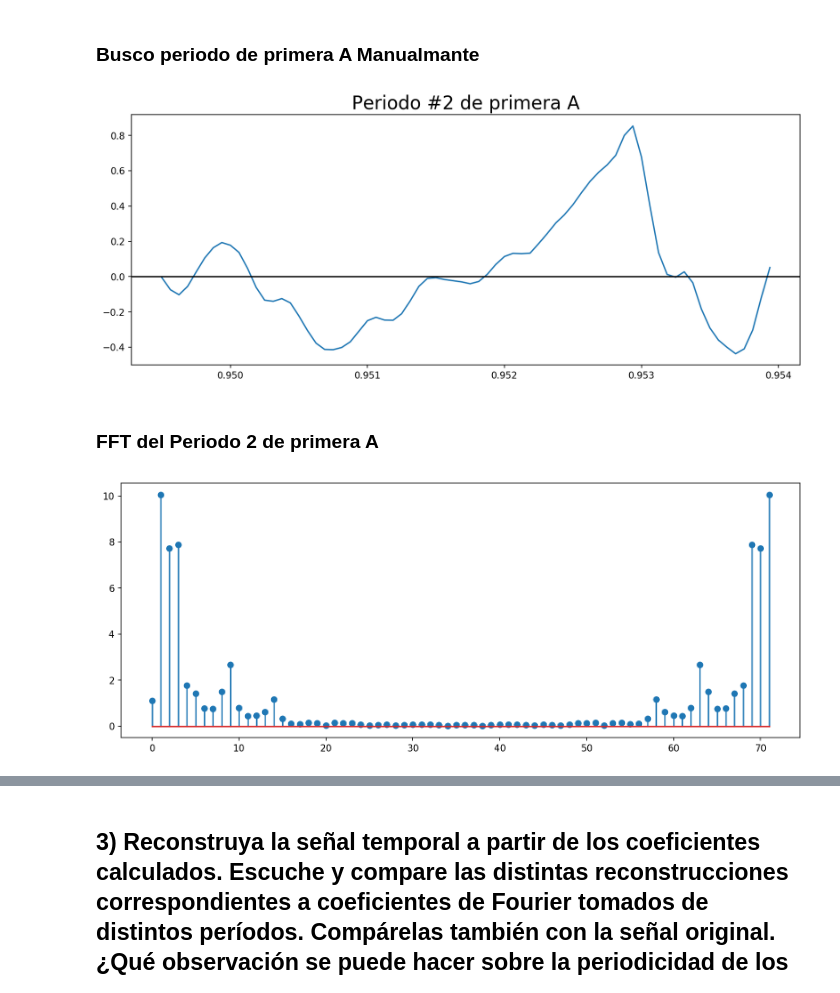
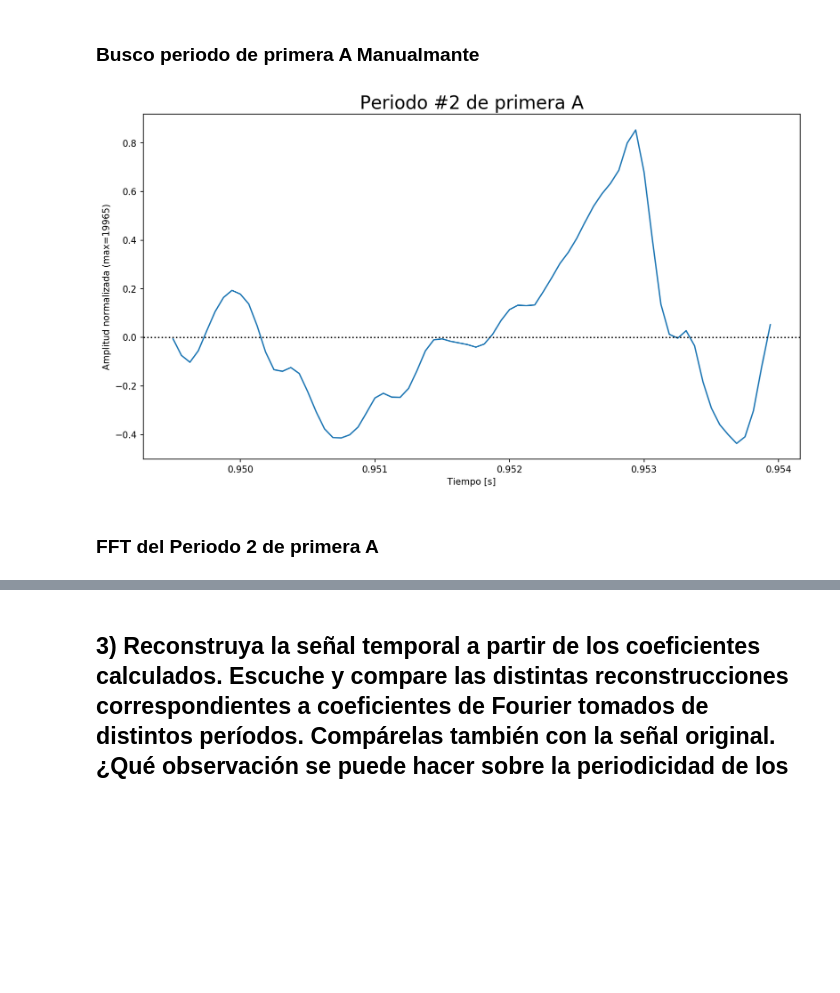
Before and after one commit to tbert12/6674-signals-systems, a Jupyter notebook: tp/ejercicios.ipynb, the cells around one changed output, grey strips where cells are left out. Saved outputs shown, nothing was run; the diff lists cells and outputs as text; code cells hidden in the pictures; blank space fills up the shorter version.

```diff
--- a/tp/ejercicios.ipynb
+++ b/tp/ejercicios.ipynb
@@ -10,7 +10,7 @@ import matplotlib.patches as mpatches
 
 SIZE_FACTOR = 2
 
-mtp.rcParams['figure.figsize'] = (13, 5)
+mtp.rcParams['figure.figsize'] = (13, 7)
 mtp.rcParams['figure.dpi'] = 150
 # %% [markdown]
 ## 1) Grafique la señal de voz del archivo hh15.wav, ubicando en ella porciones de señales que se o correspondan con fonemas sonoros y sordos. Segmentar y etiquetar en forma aproximada cada uno del los fonemas presentes en la señal.
@@ -116,26 +120,21 @@ plt.show()
 # %%
 a1_T = 0.0045 # Tamano del periodo de "a1"
 
 # Periodo 2
 a1_P2_start = 0.9495
 
 X_a1_P2 = X[int(a1_P2_start*FS):int((a1_P2_start + a1_T)*FS)]
 Y_a1_P2 = Y[int(a1_P2_start*FS):int((a1_P2_start + a1_T)*FS)]
 
 # print("Y[ 0]: {}\nY[-1]: {}\nDiferencia: {}".format(Y_a1_T[0], Y_a1_T[-1], abs(Y_a1_T[0]-Y_a1_T[-1])))
 
 plt.title(r'Periodo #2 de primera A', fontsize=20)
 plt.plot(X_a1_P2, Y_a1_P2)
-plt.axhline(y=0, color="black")
+plt.xlabel("Tiempo [s]")
+plt.ylabel("Amplitud normalizada (max={})".format(Y_max))
+plt.axhline(y=0, color="black",linestyle="dotted")
 plt.show()
 # %% [output]
-[figure, old version]
+[figure, new version]
 # %% [markdown]
 ### FFT del Periodo 2 de primera A
-# %%
-# Calclo DFT (con FFT). Desnormalizo el vector Y
-TF_Y_a1_P2 = np.fft.fft(np.array(Y_a1_P2)*max(Y))
-plt.stem(np.absolute(TF_Y_a1_P2))
-plt.show()
-# %% [output]
-[figure, removed]
```
Also changed, not shown: parts of 15 cells of this notebook, 10 other files.
